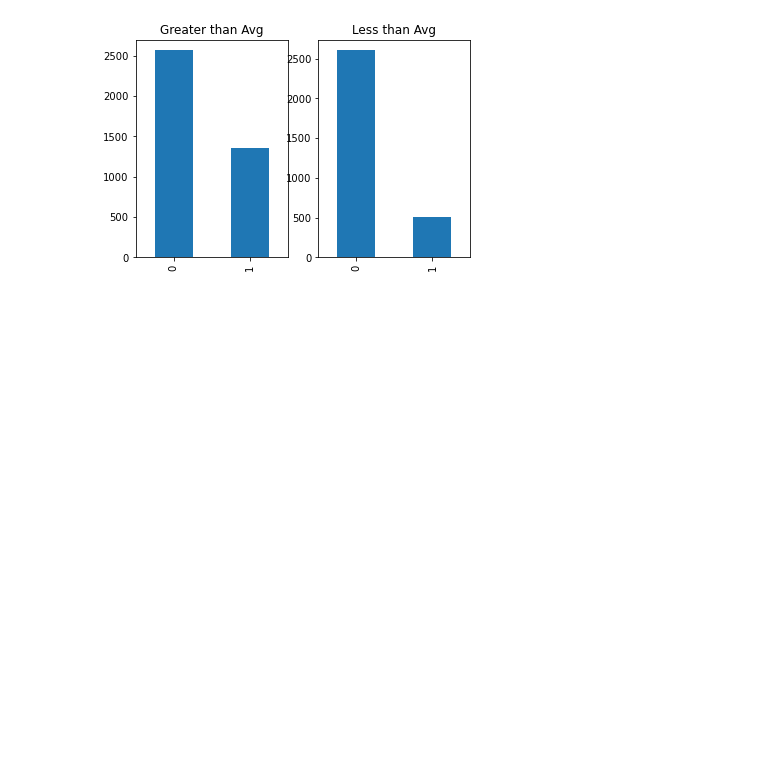
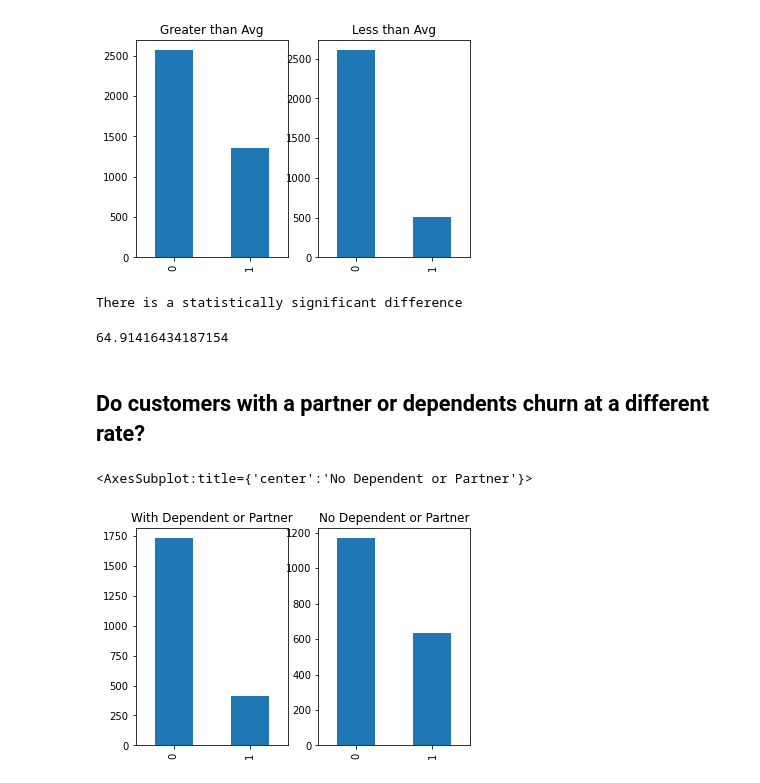
Before and after one commit to richie-p-meyer/telco_churn, a Jupyter notebook: scratch_work.ipynb, the cells around one changed output. Saved outputs shown, nothing was run; the diff lists cells and outputs as text; code cells hidden in the pictures; blank space fills up the shorter version.

```diff
--- a/scratch_work.ipynb
+++ b/scratch_work.ipynb
@@ -122,3 +22,7 @@ df.head()
+# %%
+df = acquire.get_telco_data()
+df = prepare.prep_telco(df)
+train, X_train, y_train, X_val, y_val, X_test, y_test = prepare.split_data(df,'churn') #split data into train, validate, test
 # %%
 df['addons']
 # %% [output]
@@ -196,6 +99,6 @@ df[df['phone_service']=='No'][['phone_service','internet_service_type']].value_c
 # %% [output]
 Series([], dtype: int64)
 # %%
-X_train, y_train, X_val, y_val, X_test, y_test = prepare.split_data(df) #split data into train, validate, test
+train, X_train, y_train, X_val, y_val, X_test, y_test = prepare.split_data(df,'churn') #split data into train, validate, test
 # %% [markdown]
 Do customers churn after they've spent a certain amount of money with the company?
@@ -284,3 +167,28 @@ df[df['monthly_charges']<monthly_avg].churn.value_counts().plot(ax=axes[1], kind
 # %% [output]
 <AxesSubplot:title={'center':'Less than Avg'}>
 [figure]
+# %%
+alpha = .05
+churn_sample = train[train.churn == 1].monthly_charges
+overall_mean = train.monthly_charges.mean()
+
+t, p = stats.ttest_1samp(churn_sample, overall_mean)
+
+if p < alpha:
+    print('There is a statistically significant difference')
+# %% [output]
+There is a statistically significant difference
+# %%
+overall_mean
+# %% [output]
+64.91416434187154
+# %% [markdown]
+## Do customers with a partner or dependents churn at a different rate?
+# %%
+fig, axes = plt.subplots(nrows=1, ncols=2)
+train[(train.partner==1) | (train.dependents==1)].churn.value_counts().plot(ax=axes[0], kind='bar',title='With Dependent or Partner')
+
+train[(train.partner==0) & (train.dependents==0)].churn.value_counts().plot(ax=axes[1], kind='bar',title='No Dependent or Partner')
+# %% [output]
+<AxesSubplot:title={'center':'No Dependent or Partner'}>
+[figure, added]
```
Also changed, not shown: parts of 43 cells of this notebook, 4 other files.
